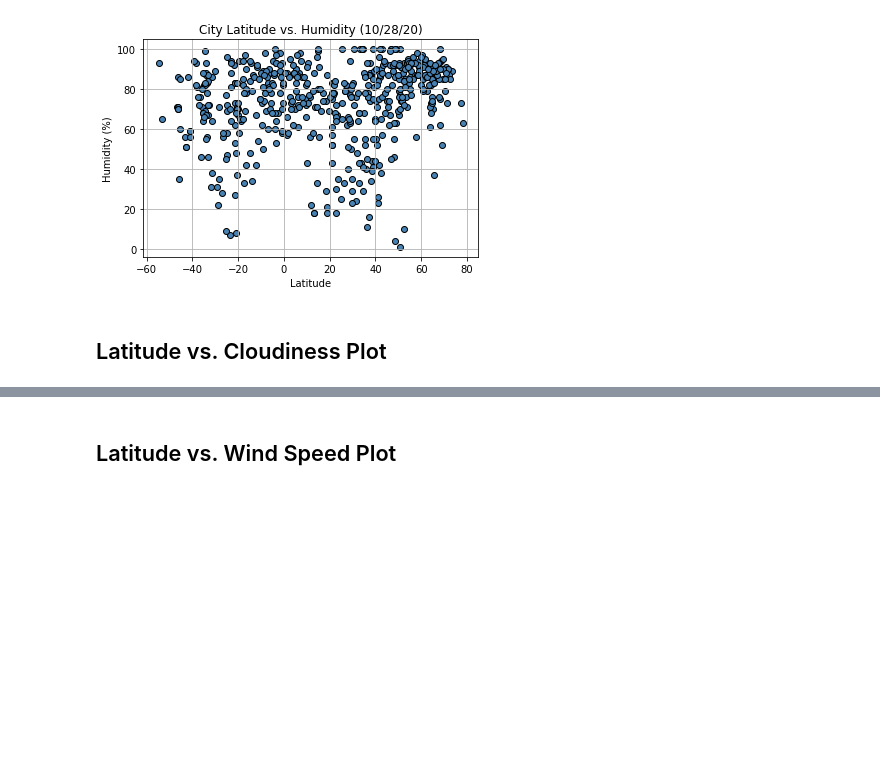
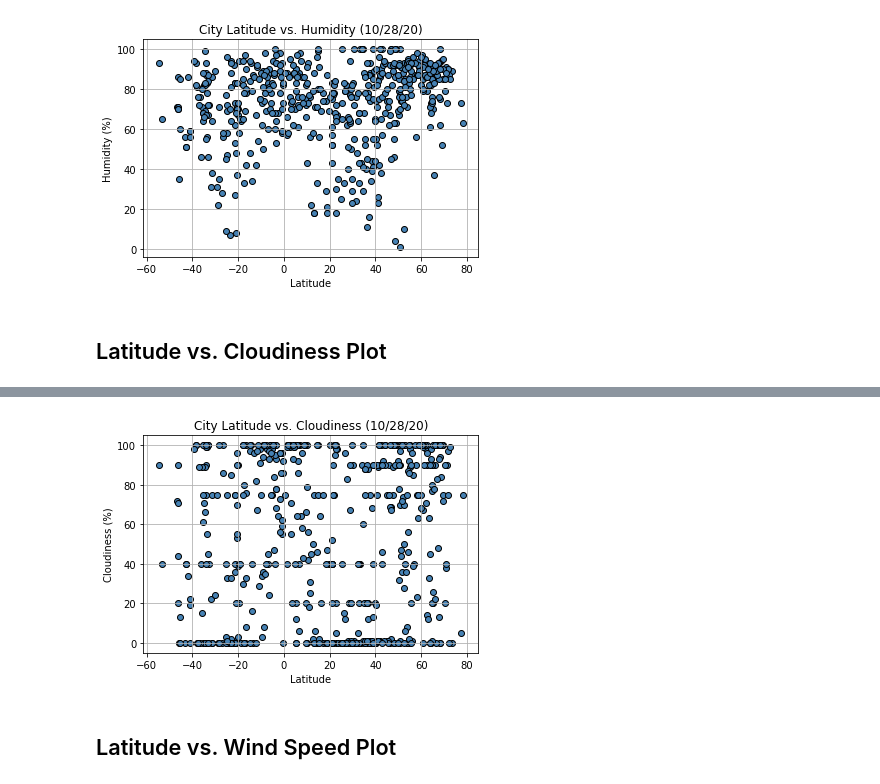
Before and after one commit to cdalsania/API-Challenge, a Jupyter notebook: WeatherPy.ipynb, the cells around one changed output, grey strips where cells are left out. Drawn from its saved outputs; the diff is of its cells as text; code cells hidden in the pictures; blank space fills up the shorter version.

Commit message:
calculated and mapped latitude vs cloudiness plot and wind speed plot, set up dataframes linear regression

```diff
--- a/WeatherPy.ipynb
+++ b/WeatherPy.ipynb
@@ -326,2 +323,17 @@ plt.show()
+# %%
+#Latitude vs. Cloudiness Plot
+x_values = lat
+y_values = cloud
+
+plt.scatter(x_values,y_values, marker = "o", facecolor = "steelblue", edgecolor="black")
+
+plt.xlabel('Latitude')
+plt.ylabel('Cloudiness (%)')
+plt.title("City Latitude vs. Cloudiness (%s)" % time.strftime("%x"))
+plt.grid()
+plt.savefig("../Images/lat_vs_cloud.png")
+plt.show()
+# %% [output]
+[figure, added]
 # %% [markdown]
 ## Latitude vs. Wind Speed Plot
```
Also changed, not shown: parts of 4 cells of this notebook.
